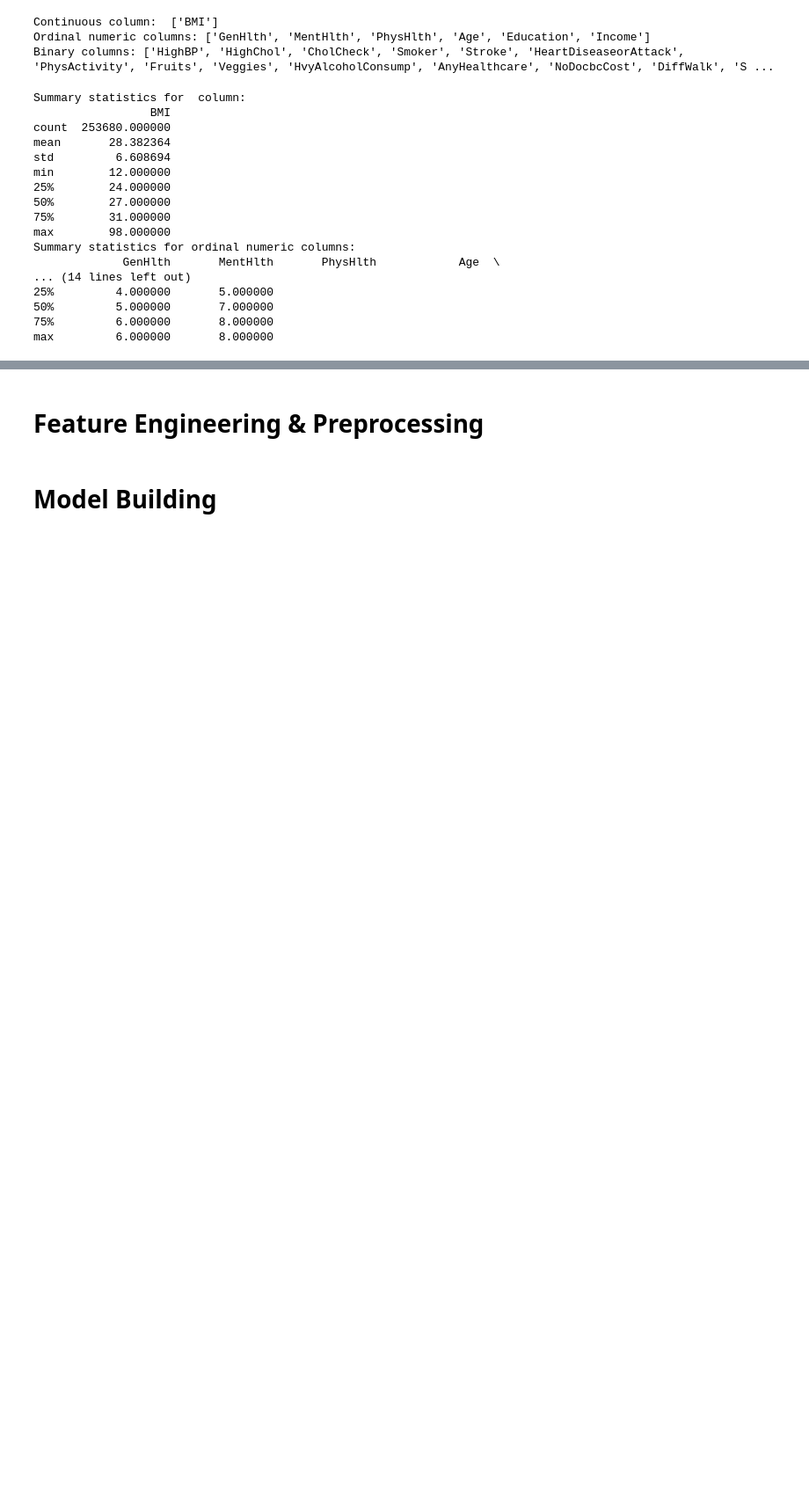
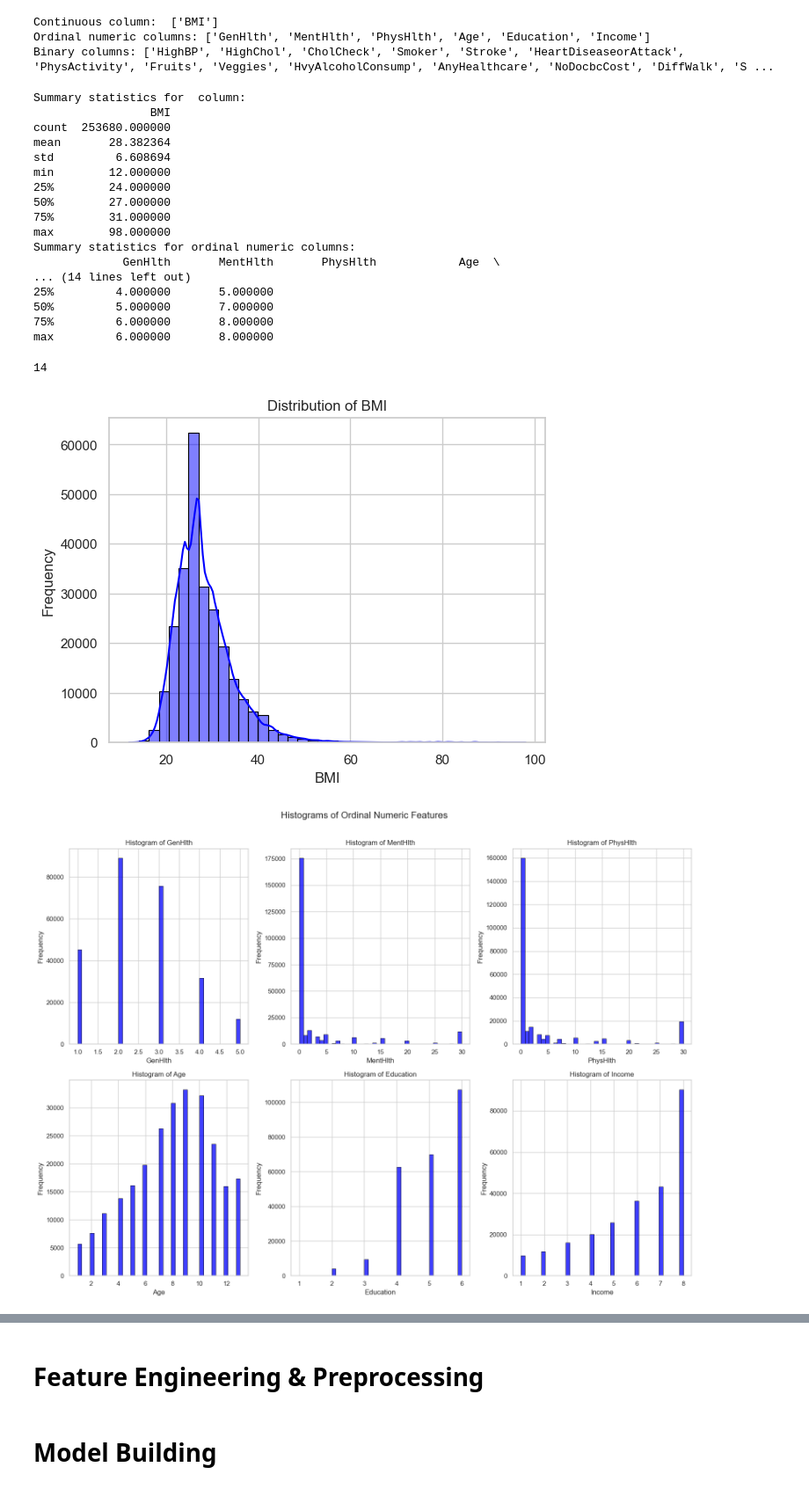
Before and after one commit to cassidygorsky/5243_FinalProject_Team13, a Jupyter notebook: applied_data_science_final_project.ipynb, the cells around one changed output, grey strips where cells are left out. Shown at 88% size. Saved outputs shown, nothing was run; the diff lists cells and outputs as text; code cells hidden in the pictures; blank space fills up the shorter version.

Commit message:
Histograms for features

```diff
--- a/applied_data_science_final_project.ipynb
+++ b/applied_data_science_final_project.ipynb
@@ -370,0 +369,47 @@ max         6.000000       8.000000
+# %%
+len(binary_cols)
+# %% [output]
+14
+# %%
+# Histograms for continuous numerical variables
+sns.histplot(df['BMI'], bins=40, kde=True, edgecolor='black',color='blue')
+plt.title('Distribution of BMI')
+plt.ylabel("Frequency")
+plt.show()
+
+#Bar plots for ordinal numeric variables
+fig, axes = plt.subplots(nrows=2, ncols=3, figsize=(16, 12))
+axes = axes.flatten() # Flatten the axes array for easy iteration
+
+for i, col in enumerate(ordinal_numeric_cols):
+    sns.histplot(df[col], bins=40,  ax=axes[i], edgecolor='black',color='blue')
+    axes[i].set_title(f"Histogram of {col}")
+    axes[i].set_xlabel(col)
+    axes[i].set_ylabel("Frequency")
+
+for j in range(i + 1, len(axes)):
+    fig.delaxes(axes[j])
+
+plt.suptitle("Histograms of Ordinal Numeric Features", fontsize=16)
+plt.tight_layout(rect=[0, 0, 1, 0.97])
+plt.show()
+
+# Bar plots for binary variables
+fig, axes = plt.subplots(nrows=4, ncols=4, figsize=(16, 15))
+axes = axes.flatten() # Flatten the axes array for easy iteration
+
+for i, col in enumerate(binary_cols):
+    sns.histplot(df[col],   ax=axes[i], edgecolor='black',color='blue')
+    axes[i].set_title(f"Histogram of {col}")
+    axes[i].set_xlabel(col)
+    axes[i].set_ylabel("Frequency")
+
+for j in range(i + 1, len(axes)):
+    fig.delaxes(axes[j])
+
+plt.suptitle("Histograms of Binary Features", fontsize=16)
+plt.tight_layout(rect=[0, 0, 1, 0.97])
+plt.show()
+# %% [output]
+[figure, added]
+[figure, added]
```
Also changed, not shown: parts of 2 cells of this notebook.
